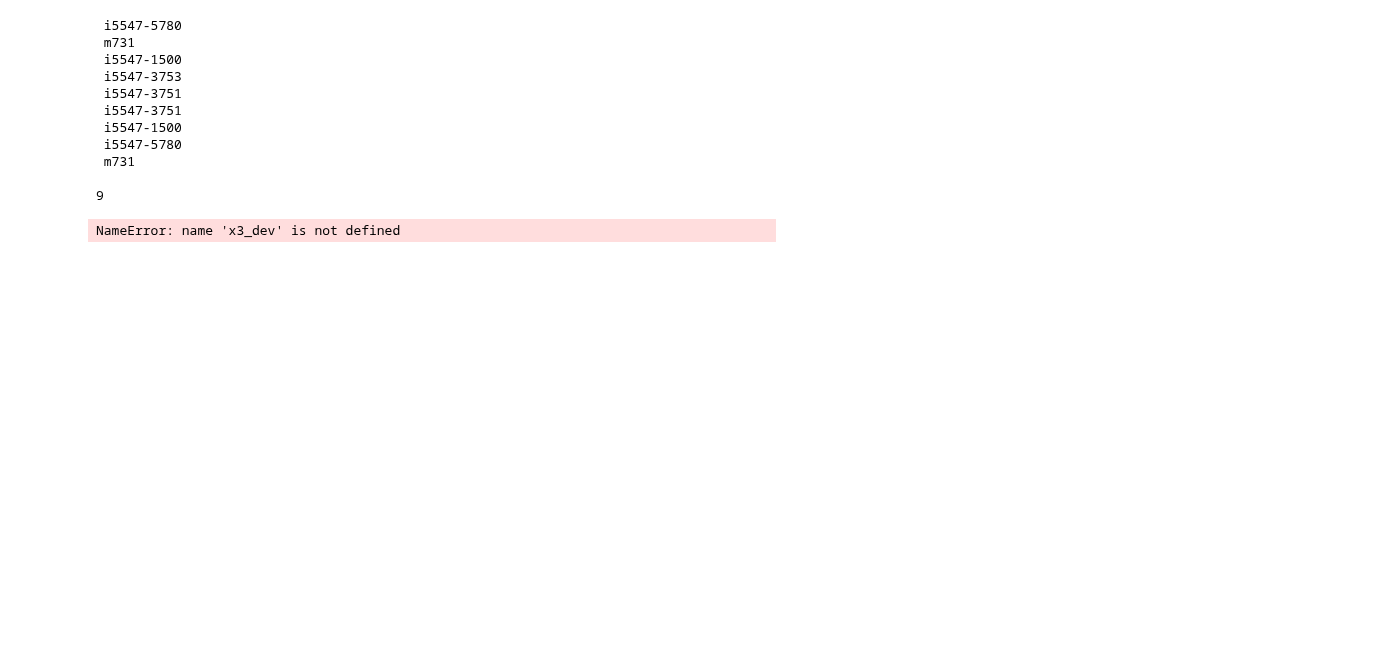
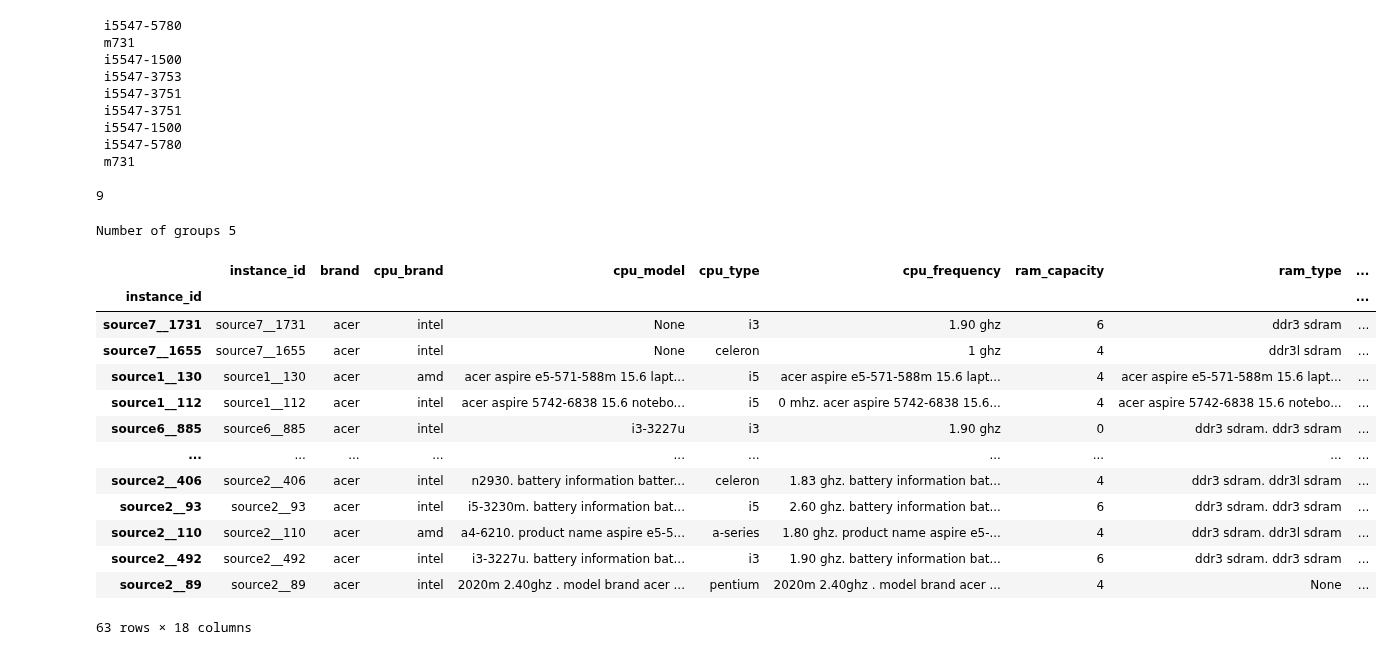
Before and after one commit to Samir55/sigmod2021_teamAAA, a Jupyter notebook: notebooks/Clean_X2_X3.ipynb, the cells around one changed output. Cells and saved outputs as stored; diff of their text form; code cells hidden in the pictures; blank space fills up the shorter version.

```diff
--- a/notebooks/Clean_X2_X3.ipynb
+++ b/notebooks/Clean_X2_X3.ipynb
@@ -416,11 +657,34 @@ print(c)
  m731
 
 9
+# %%
+# Read the X2 dataset and see what else can we get from just
+x3_org = pd.read_csv('../data/sigmod/X3.csv')
+
+# Current cleaning output
+x3_dev = clean_laptops_dataset(x3_org)
 # %%
 grouped = x3_dev.groupby(['brand'])
 output = []
 for g in grouped.groups.keys():
-    output.append(x2_dev.loc[grouped.groups[g]])
+    output.append(x3_dev.loc[grouped.groups[g]])
 print("Number of groups", len(output))
 # %% [output]
-NameError: name 'x3_dev' is not defined
+Number of groups 5
+# %%
+output[0]
+# %% [output]
+|  | instance_id | brand | cpu_brand | cpu_model | cpu_type | cpu_frequency | ram_capacity | ram_type | ... |
+| instance_id |  |  |  |  |  |  |  |  | ... |
+| source7__1731 | source7__1731 | acer | intel | None | i3 | 1.90 ghz | 6 | ddr3 sdram | ... |
+| source7__1655 | source7__1655 | acer | intel | None | celeron | 1 ghz | 4 | ddr3l sdram | ... |
+| source1__130 | source1__130 | acer | amd | acer aspire e5-571-588m 15.6 lapt... | i5 | acer aspire e5-571-588m 15.6 lapt... | 4 | acer aspire e5-571-588m 15.6 lapt... | ... |
+| source1__112 | source1__112 | acer | intel | acer aspire 5742-6838 15.6 notebo... | i5 | 0 mhz. acer aspire 5742-6838 15.6... | 4 | acer aspire 5742-6838 15.6 notebo... | ... |
+| source6__885 | source6__885 | acer | intel | i3-3227u | i3 | 1.90 ghz | 0 | ddr3 sdram. ddr3 sdram | ... |
+| ... | ... | ... | ... | ... | ... | ... | ... | ... | ... |
+| source2__406 | source2__406 | acer | intel | n2930. battery information batter... | celeron | 1.83 ghz. battery information bat... | 4 | ddr3 sdram. ddr3l sdram | ... |
+| source2__93 | source2__93 | acer | intel | i5-3230m. battery information bat... | i5 | 2.60 ghz. battery information bat... | 6 | ddr3 sdram. ddr3 sdram | ... |
+| source2__110 | source2__110 | acer | amd | a4-6210. product name aspire e5-5... | a-series | 1.80 ghz. product name aspire e5-... | 4 | ddr3 sdram. ddr3l sdram | ... |
+| source2__492 | source2__492 | acer | intel | i3-3227u. battery information bat... | i3 | 1.90 ghz. battery information bat... | 6 | ddr3 sdram. ddr3 sdram | ... |
+| source2__89 | source2__89 | acer | intel | 2020m 2.40ghz . model brand acer ... | pentium | 2020m 2.40ghz . model brand acer ... | 4 | None | ... |
+63 rows × 18 columns
```
Also changed, not shown: parts of 14 cells of this notebook, 7 other files.
